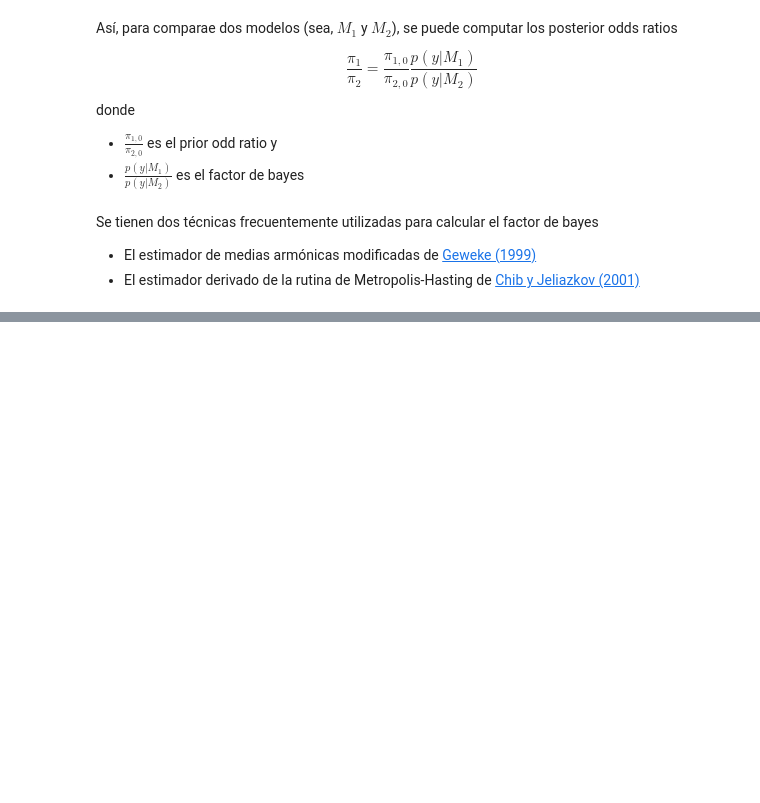
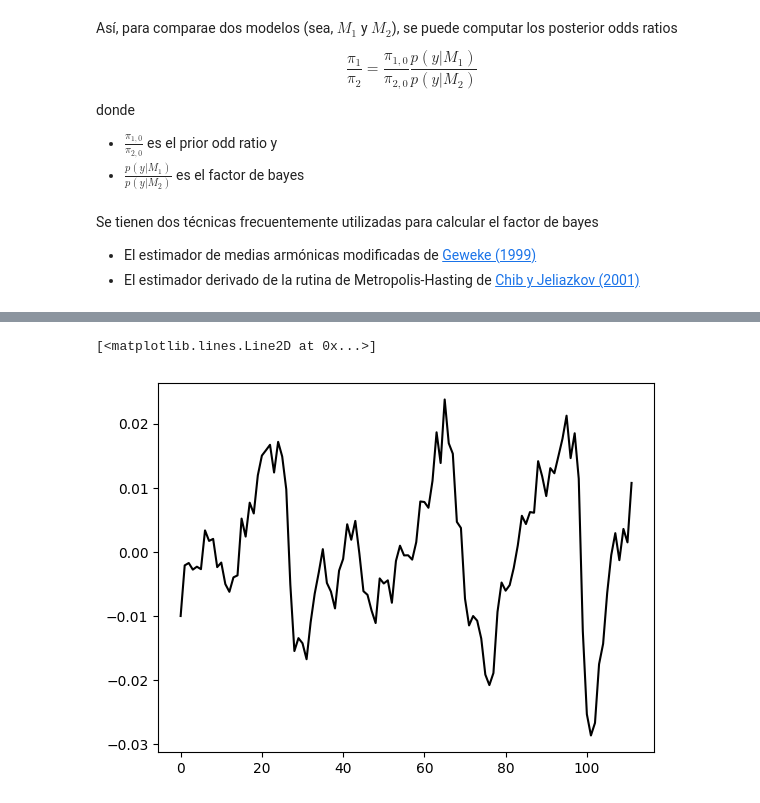
Before and after one commit to AlvaroMoran03/inferencia-bayesiana, a Jupyter notebook: 04_DSGE.ipynb, the cells around one changed output, grey strips where cells are left out. Saved outputs shown, nothing was run; the diff lists cells and outputs as text; code cells hidden in the pictures; blank space fills up the shorter version.

```diff
--- a/04_DSGE.ipynb
+++ b/04_DSGE.ipynb
@@ -1040,0 +1293,5 @@ plt.tight_layout()
+# %%
+plt.plot(t, data[:,0], label='Observado (data[:,0])', color='black')
+# %% [output]
+[<matplotlib.lines.Line2D at 0x...>]
+[figure, added]
```
Also changed, not shown: parts of 25 cells of this notebook.
